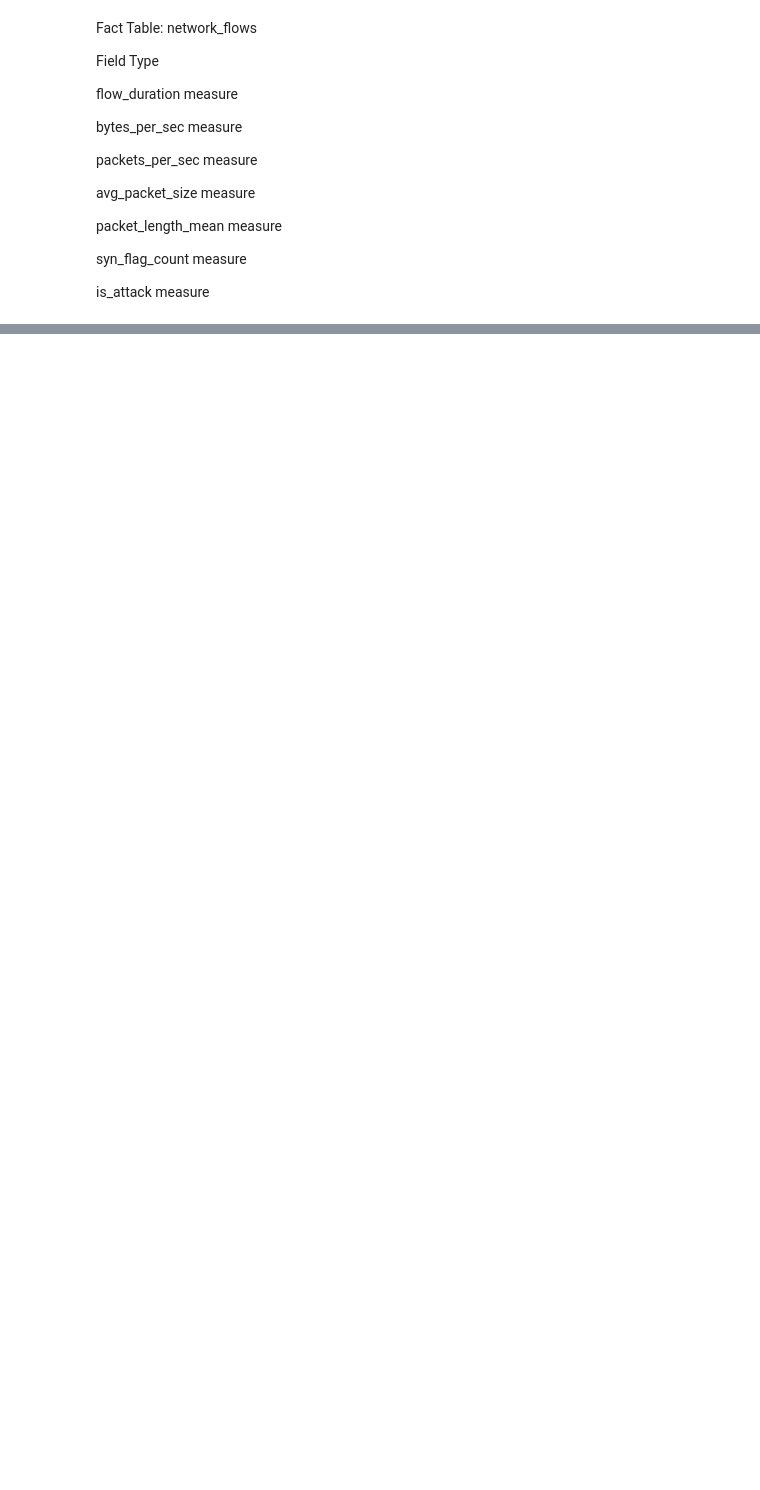
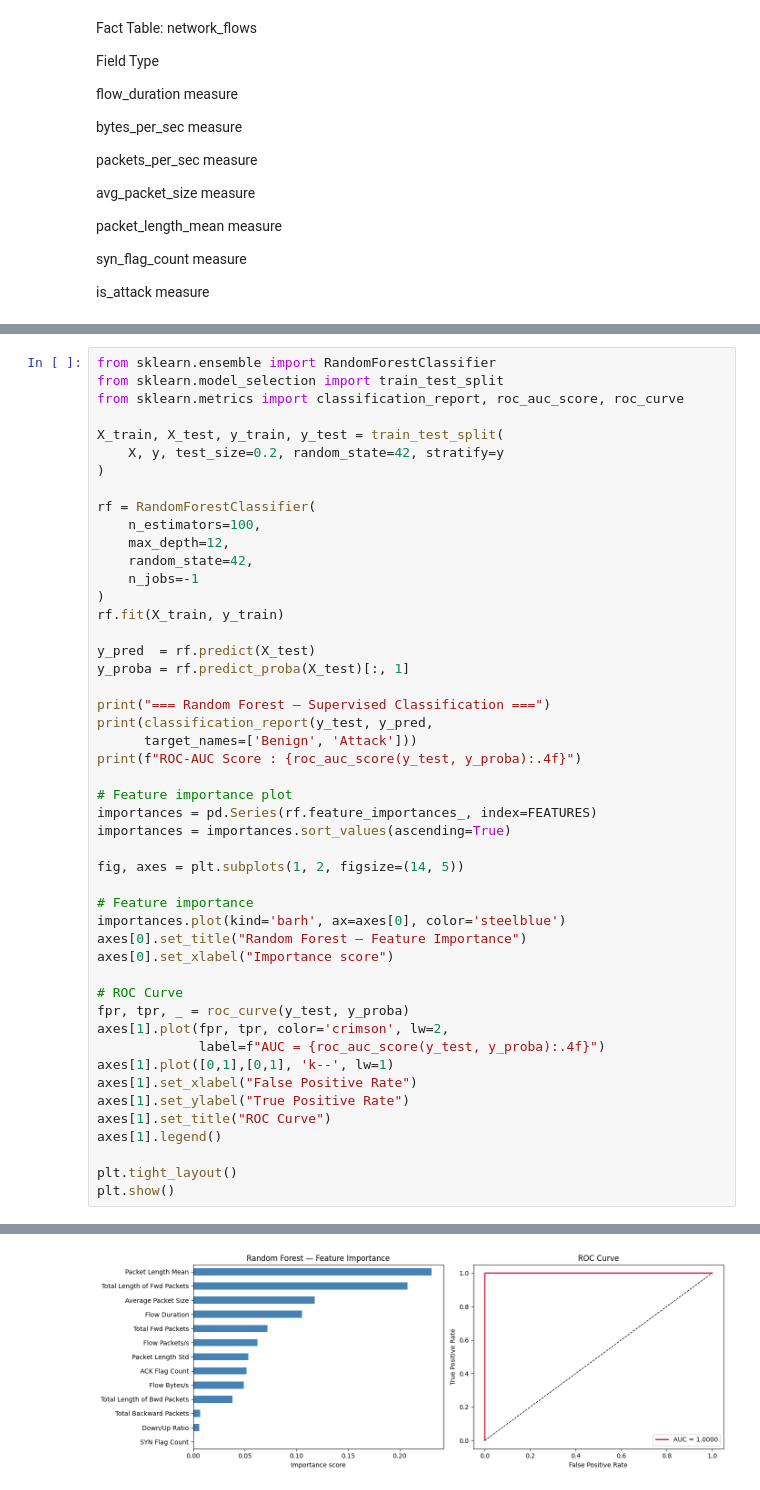
Before and after one commit to byteninja01/cyber-olap-system, a Jupyter notebook: notebooks/CICIDS.ipynb, the cells around one changed output, grey strips where cells are left out. Saved outputs shown, nothing was run; the diff lists cells and outputs as text; blank space fills up the shorter version.

```diff
--- a/notebooks/CICIDS.ipynb
+++ b/notebooks/CICIDS.ipynb
@@ -99,0 +890,49 @@ is_attack	measure
+# %%
+from sklearn.ensemble import RandomForestClassifier
+from sklearn.model_selection import train_test_split
+from sklearn.metrics import classification_report, roc_auc_score, roc_curve
+
+X_train, X_test, y_train, y_test = train_test_split(
+    X, y, test_size=0.2, random_state=42, stratify=y
+)
+
+rf = RandomForestClassifier(
+    n_estimators=100,
+    max_depth=12,
+    random_state=42,
+    n_jobs=-1
+)
+rf.fit(X_train, y_train)
+
+y_pred  = rf.predict(X_test)
+y_proba = rf.predict_proba(X_test)[:, 1]
+
+print("=== Random Forest — Supervised Classification ===")
+print(classification_report(y_test, y_pred,
+      target_names=['Benign', 'Attack']))
+print(f"ROC-AUC Score : {roc_auc_score(y_test, y_proba):.4f}")
+
+# Feature importance plot
+importances = pd.Series(rf.feature_importances_, index=FEATURES)
+importances = importances.sort_values(ascending=True)
+
+fig, axes = plt.subplots(1, 2, figsize=(14, 5))
+
+# Feature importance
+importances.plot(kind='barh', ax=axes[0], color='steelblue')
+axes[0].set_title("Random Forest — Feature Importance")
+axes[0].set_xlabel("Importance score")
+
+# ROC Curve
+fpr, tpr, _ = roc_curve(y_test, y_proba)
+axes[1].plot(fpr, tpr, color='crimson', lw=2,
+             label=f"AUC = {roc_auc_score(y_test, y_proba):.4f}")
+axes[1].plot([0,1],[0,1], 'k--', lw=1)
+axes[1].set_xlabel("False Positive Rate")
+axes[1].set_ylabel("True Positive Rate")
+axes[1].set_title("ROC Curve")
+axes[1].legend()
+
+plt.tight_layout()
+plt.show()
+# %% [output]
@@ -99,0 +950 @@ is_attack	measure
+[figure, added]
```
Also changed, not shown: parts of 37 cells of this notebook, 11 other files.
